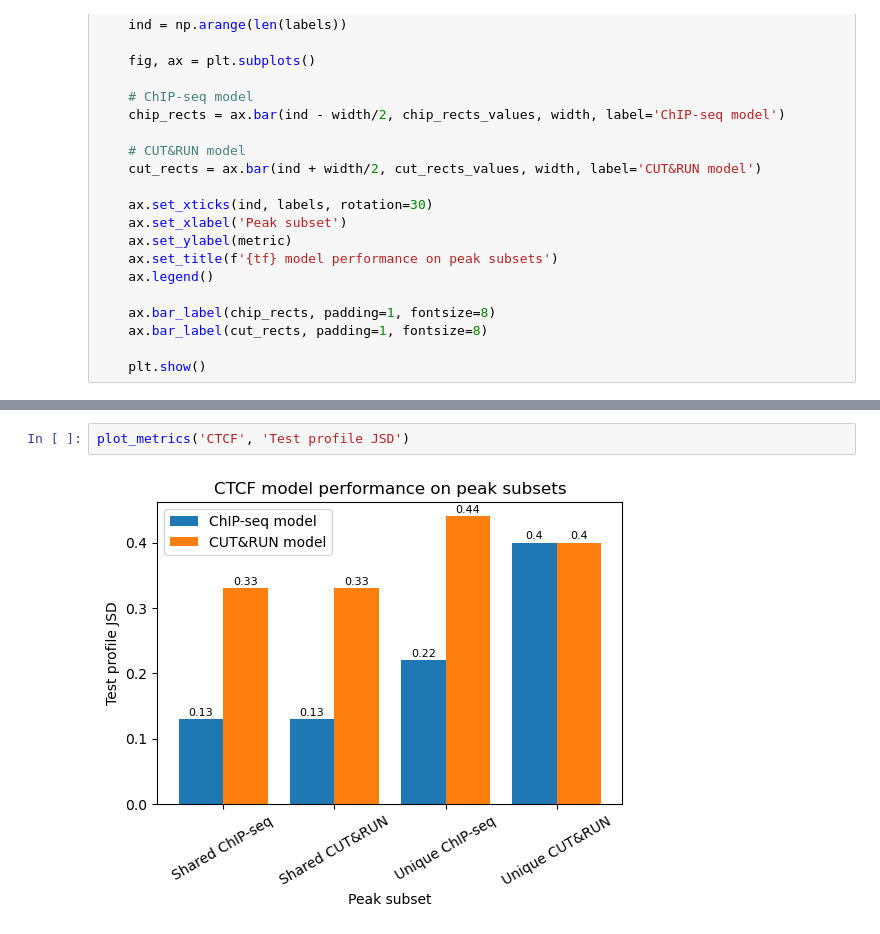
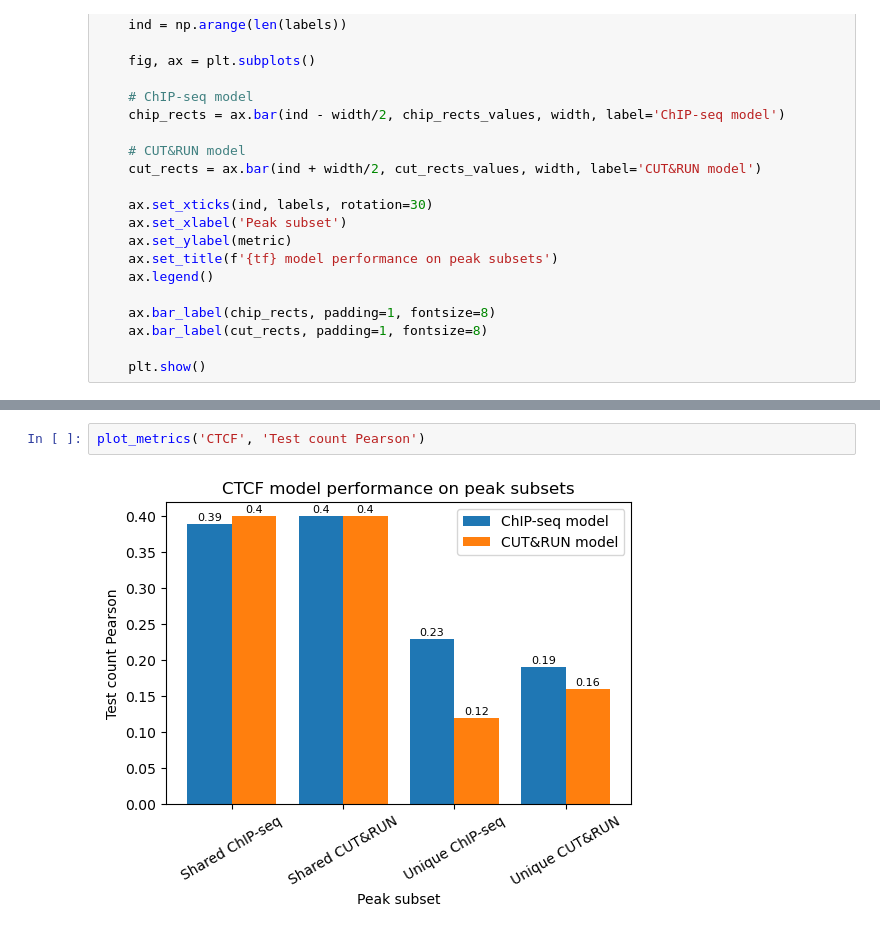
Before and after one commit to katie-sp/bpnet-internship, a Jupyter notebook: reports/katie_notebooks/summer2022_analysis/metrics_across_subsets.ipynb, the cells around one changed output, grey strips where cells are left out. Drawn from its saved outputs; the diff is of its cells as text.

```diff
--- a/reports/katie_notebooks/summer2022_analysis/metrics_across_subsets.ipynb
+++ b/reports/katie_notebooks/summer2022_analysis/metrics_across_subsets.ipynb
@@ -350,4 +354,4 @@ plot_metrics('FOSL2', 'Test profile JSD')
-# %%
-plot_metrics('CTCF', 'Test profile JSD')
-# %% [output]
-[figure, removed]
+# %%
+plot_metrics('CTCF', 'Test count Pearson')
+# %% [output]
+[figure, added]
```
Also changed, not shown: parts of 10 cells of this notebook, 2 other files.
